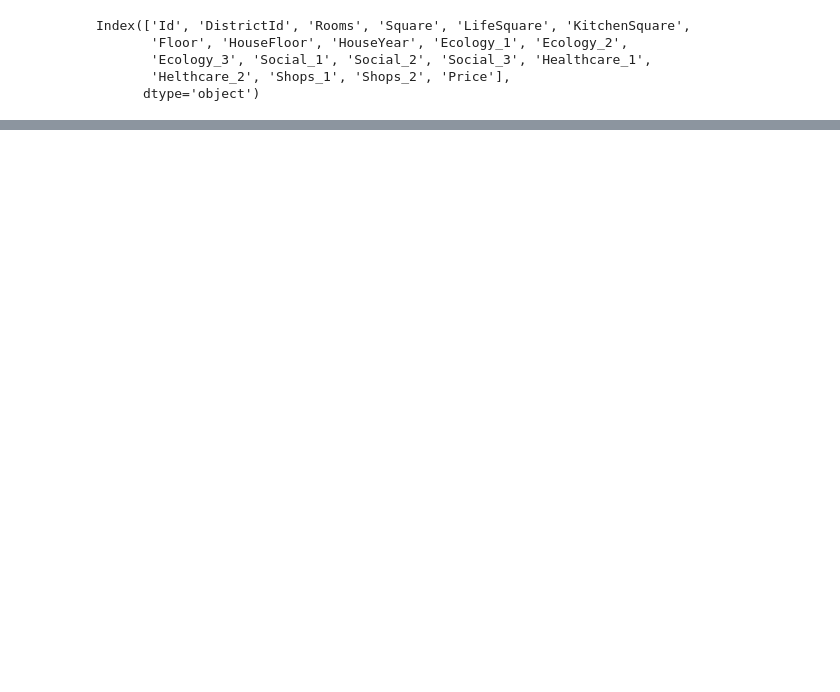
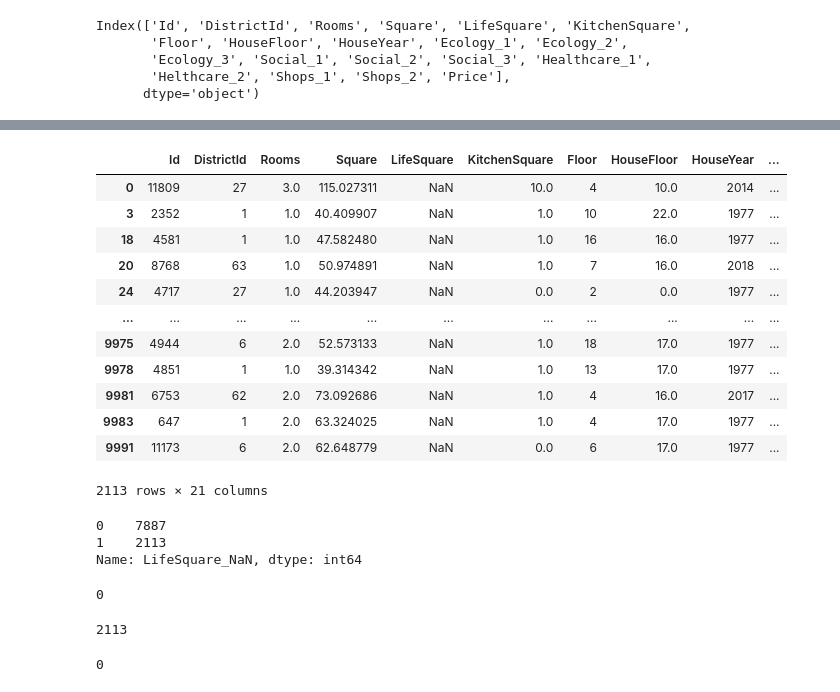
Before and after one commit to vit050587/Kaggle-Competition-Price-Prediction, a Jupyter notebook: Price_Prediction.ipynb, the cells around one changed output, grey strips where cells are left out. Saved outputs shown, nothing was run; the diff lists cells and outputs as text; code cells hidden in the pictures; blank space fills up the shorter version.

```diff
--- a/Price_Prediction.ipynb
+++ b/Price_Prediction.ipynb
@@ -74,0 +274,33 @@ Index(['Id', 'DistrictId', 'Rooms', 'Square', 'LifeSquare', 'KitchenSquare',
+# %%
+df.loc[df['LifeSquare'].isna(), 'LifeSquare_NaN'] = 1
+# %%
+df[df['LifeSquare_NaN'] == 1]
+# %% [output]
+|  | Id | DistrictId | Rooms | Square | LifeSquare | KitchenSquare | Floor | HouseFloor | HouseYear | ... |
+| 0 | 11809 | 27 | 3.0 | 115.027311 | NaN | 10.0 | 4 | 10.0 | 2014 | ... |
+| 3 | 2352 | 1 | 1.0 | 40.409907 | NaN | 1.0 | 10 | 22.0 | 1977 | ... |
+| 18 | 4581 | 1 | 1.0 | 47.582480 | NaN | 1.0 | 16 | 16.0 | 1977 | ... |
+| 20 | 8768 | 63 | 1.0 | 50.974891 | NaN | 1.0 | 7 | 16.0 | 2018 | ... |
+| 24 | 4717 | 27 | 1.0 | 44.203947 | NaN | 0.0 | 2 | 0.0 | 1977 | ... |
+| ... | ... | ... | ... | ... | ... | ... | ... | ... | ... | ... |
+| 9975 | 4944 | 6 | 2.0 | 52.573133 | NaN | 1.0 | 18 | 17.0 | 1977 | ... |
+| 9978 | 4851 | 1 | 1.0 | 39.314342 | NaN | 1.0 | 13 | 17.0 | 1977 | ... |
+| 9981 | 6753 | 62 | 2.0 | 73.092686 | NaN | 1.0 | 4 | 16.0 | 2017 | ... |
+| 9983 | 647 | 1 | 2.0 | 63.324025 | NaN | 1.0 | 4 | 17.0 | 1977 | ... |
+| 9991 | 11173 | 6 | 2.0 | 62.648779 | NaN | 0.0 | 6 | 17.0 | 1977 | ... |
+2113 rows × 21 columns
+# %%
+df['LifeSquare_NaN'].value_counts()
+# %% [output]
+0    7887
+1    2113
+Name: LifeSquare_NaN, dtype: int64
+# %%
+median = df['LifeSquare'].median()
+df['LifeSquare'].fillna(median).isna().sum()
+# %% [output]
+0
+# %%
+df['LifeSquare'].isna().sum()
+# %% [output]
+2113
@@ -74,0 +309,4 @@ Index(['Id', 'DistrictId', 'Rooms', 'Square', 'LifeSquare', 'KitchenSquare',
+# %%
+df['LifeSquare'].isna().sum()
+# %% [output]
+0
```
Also changed, not shown: parts of 38 cells of this notebook.
